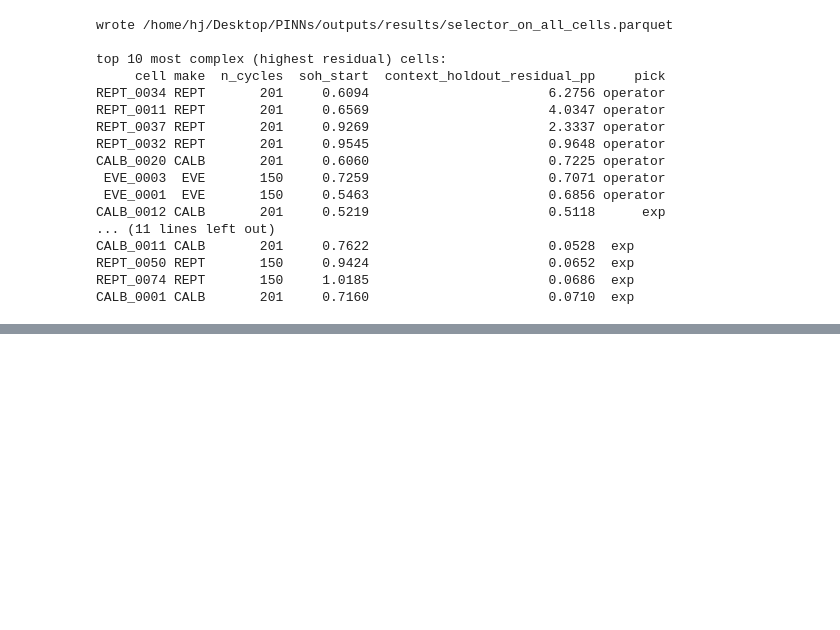
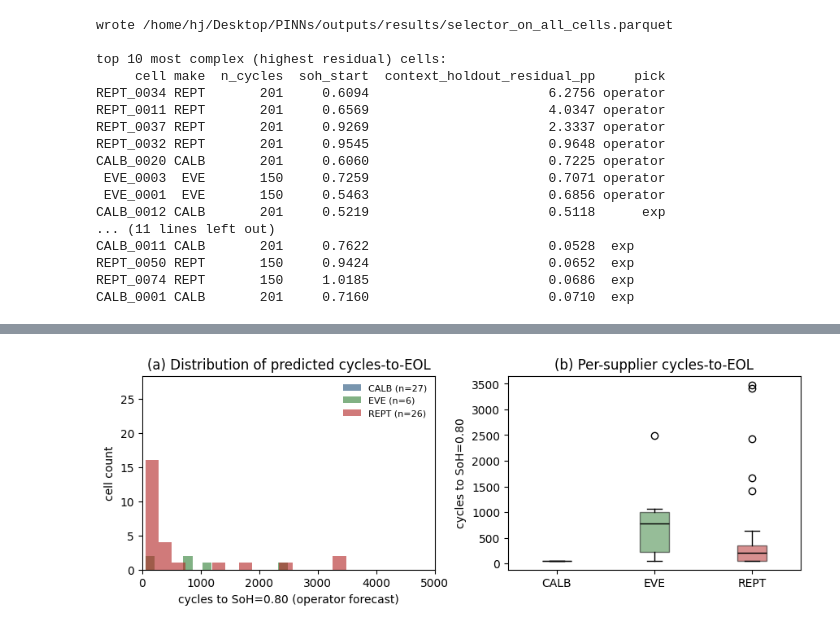
Before and after one commit to VKC-Turno/PyBaMM-Neural-ODE-RUL, a Jupyter notebook: Voltaris/V_8/01_2e_selector_on_all_cells.ipynb, the cells around one changed output, grey strips where cells are left out. Cells and saved outputs as stored; diff of their text form; code cells hidden in the pictures; blank space fills up the shorter version.

```diff
--- a/Voltaris/V_8/01_2e_selector_on_all_cells.ipynb
+++ b/Voltaris/V_8/01_2e_selector_on_all_cells.ipynb
@@ -273,0 +603,11 @@ CALB_0001 CALB       201     0.7160                       0.0710  exp
+# %%
+crossed = long_df[long_df["cycles_to_EOL_0p80"].notna()].copy()
+never = long_df[long_df["operator_available"] & long_df["cycles_to_EOL_0p80"].isna()]
+print(f"crosses EOL within 5000 cy: {len(crossed)}")
+print(f"never crosses (very slow fade at anchor θ): {len(never)}")
+
+per_supplier = (crossed.groupby("make")["cycles_to_EOL_0p80"]
+                        .agg(["min","median","max","count"])
+                        .round(0).astype("Int64"))
+print("\ncycles-to-EOL per supplier (only cells that cross):")
+print(per_supplier.to_string())
@@ -273,0 +624,37 @@ CALB_0001 CALB       201     0.7160                       0.0710  exp
+# %%
+# Histogram + supplier breakdown
+fig, (ax1, ax2) = plt.subplots(1, 2, figsize=(9, 3.4),
+    gridspec_kw=dict(wspace=0.25, left=0.08, right=0.98,
+                      bottom=0.18, top=0.88))
+
+# (A) Histogram of cycles-to-EOL across all cells
+if len(crossed):
+    for mk in ["CALB", "EVE", "REPT"]:
+        vals = crossed.loc[crossed["make"] == mk,
+                            "cycles_to_EOL_0p80"].values
+        if len(vals):
+            ax1.hist(vals, bins=15, alpha=0.6, label=f"{mk} (n={len(vals)})",
+                      color=SUPPLIER_C[mk], edgecolor="none")
+    ax1.set_xlabel("cycles to SoH=0.80 (operator forecast)")
+    ax1.set_ylabel("cell count")
+    ax1.set_title("(a) Distribution of predicted cycles-to-EOL")
+    ax1.legend(fontsize=8, frameon=False)
+    ax1.set_xlim(0, LONG_HORIZON)
+
+# (B) Boxplot per supplier
+if len(crossed):
+    data = [crossed.loc[crossed["make"] == mk, "cycles_to_EOL_0p80"].values
+            for mk in ["CALB", "EVE", "REPT"]]
+    bp = ax2.boxplot(data, labels=["CALB","EVE","REPT"], patch_artist=True,
+                      medianprops=dict(color="black"))
+    for patch, mk in zip(bp["boxes"], ["CALB","EVE","REPT"]):
+        patch.set_facecolor(SUPPLIER_C[mk])
+        patch.set_alpha(0.5)
+    ax2.set_ylabel("cycles to SoH=0.80")
+    ax2.set_title("(b) Per-supplier cycles-to-EOL")
+
+fig.savefig(PROJ / "outputs/results/selector_cycles_to_eol.pdf",
+             dpi=200, bbox_inches="tight")
+plt.show()
+# %% [output]
+[figure, added]
```
Also changed, not shown: parts of 10 cells of this notebook.
